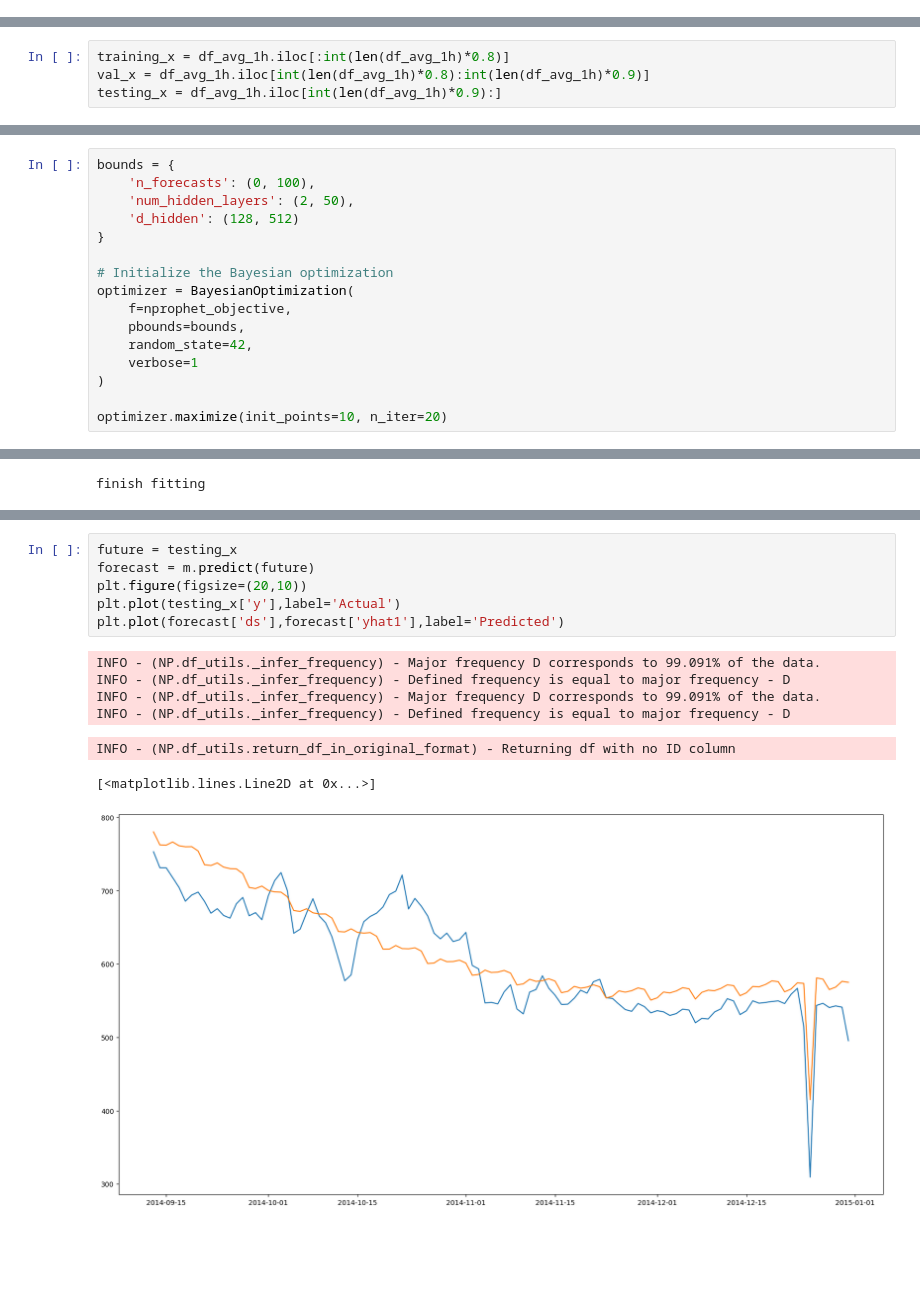
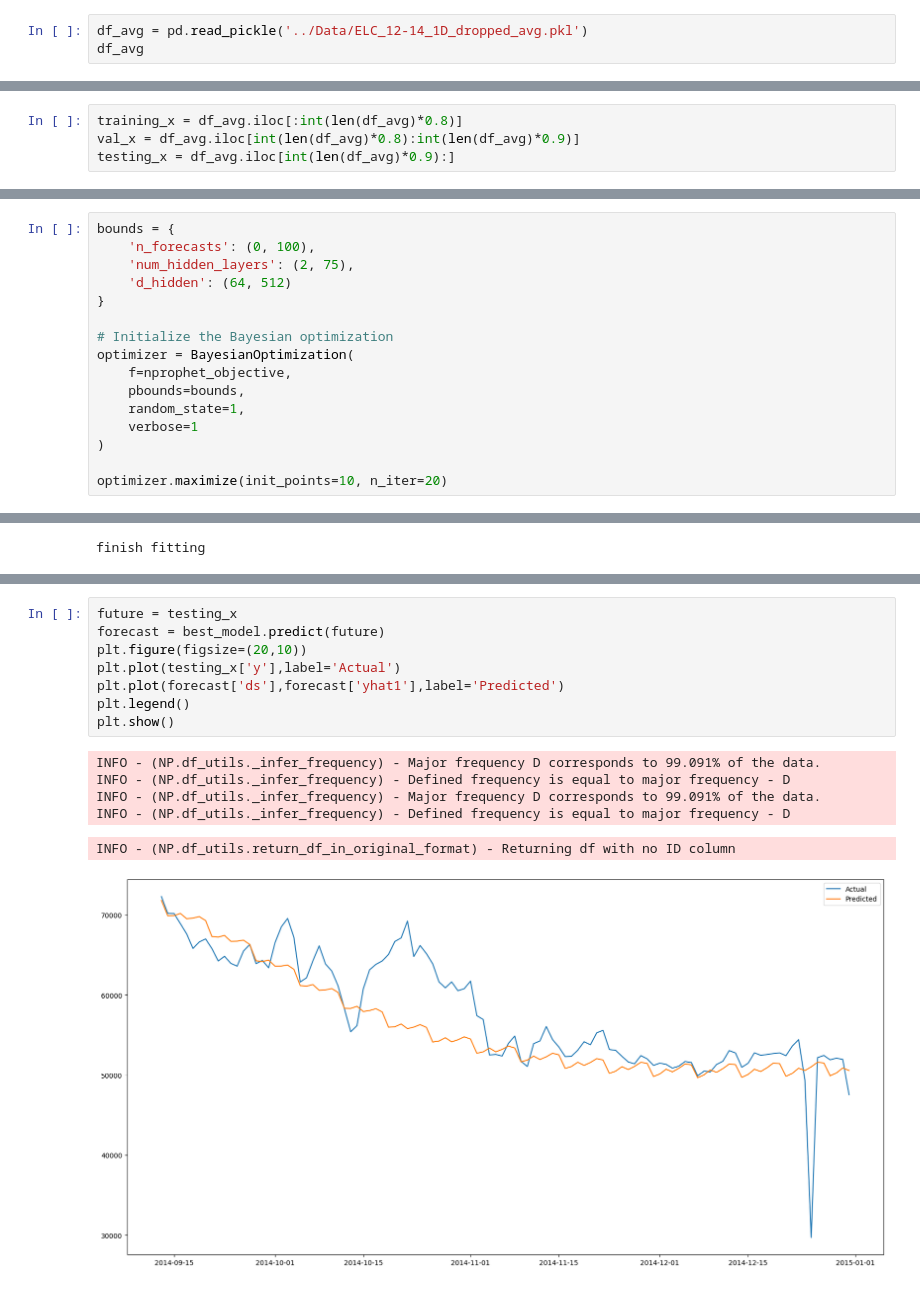
Before and after one commit to yichuang25/Electricity_Forecasting, a Jupyter notebook: Model/NProphet-1D_avg.ipynb, the cells around one changed output, grey strips where cells are left out. Cells and saved outputs as stored; diff of their text form; blank space fills up the shorter version.

```diff
--- a/Model/NProphet-1D_avg.ipynb
+++ b/Model/NProphet-1D_avg.ipynb
@@ -46,0 +8,3 @@ df_avg_1h
+# %%
+df_avg = pd.read_pickle('../Data/ELC_12-14_1D_dropped_avg.pkl')
+df_avg
@@ -72,7 +31,7 @@ df_avg_1h
 # %%
-training_x = df_avg_1h.iloc[:int(len(df_avg_1h)*0.8)]
-val_x = df_avg_1h.iloc[int(len(df_avg_1h)*0.8):int(len(df_avg_1h)*0.9)]
-testing_x = df_avg_1h.iloc[int(len(df_avg_1h)*0.9):]
+training_x = df_avg.iloc[:int(len(df_avg)*0.8)]
+val_x = df_avg.iloc[int(len(df_avg)*0.8):int(len(df_avg)*0.9)]
+testing_x = df_avg.iloc[int(len(df_avg)*0.9):]
 # %%
 m = NeuralProphet(n_changepoints=15,
                   n_forecasts= 14,
@@ -181,15 +136,15 @@ def nprophet_objective(n_forecasts, num_hidden_layers, d_hidden):
 # %%
 bounds = {
     'n_forecasts': (0, 100),
-    'num_hidden_layers': (2, 50),
-    'd_hidden': (128, 512)
+    'num_hidden_layers': (2, 75),
+    'd_hidden': (64, 512)
 }
 
 # Initialize the Bayesian optimization
 optimizer = BayesianOptimization(
     f=nprophet_objective,
     pbounds=bounds,
-    random_state=42,
+    random_state=1,
     verbose=1
 )
 
@@ -294,14 +247,15 @@ Best mape: 0.05243599638416891
 # %%
 future = testing_x
-forecast = m.predict(future)
+forecast = best_model.predict(future)
 plt.figure(figsize=(20,10))
 plt.plot(testing_x['y'],label='Actual')
 plt.plot(forecast['ds'],forecast['yhat1'],label='Predicted')
+plt.legend()
+plt.show()
 # %% [output]
 INFO - (NP.df_utils._infer_frequency) - Major frequency D corresponds to 99.091% of the data.
 INFO - (NP.df_utils._infer_frequency) - Defined frequency is equal to major frequency - D
 INFO - (NP.df_utils._infer_frequency) - Major frequency D corresponds to 99.091% of the data.
 INFO - (NP.df_utils._infer_frequency) - Defined frequency is equal to major frequency - D
 INFO - (NP.df_utils.return_df_in_original_format) - Returning df with no ID column
-[<matplotlib.lines.Line2D at 0x...>]
-[figure, old version]
+[figure, new version]
```
Also changed, not shown: parts of 14 cells of this notebook, 6 other files.
